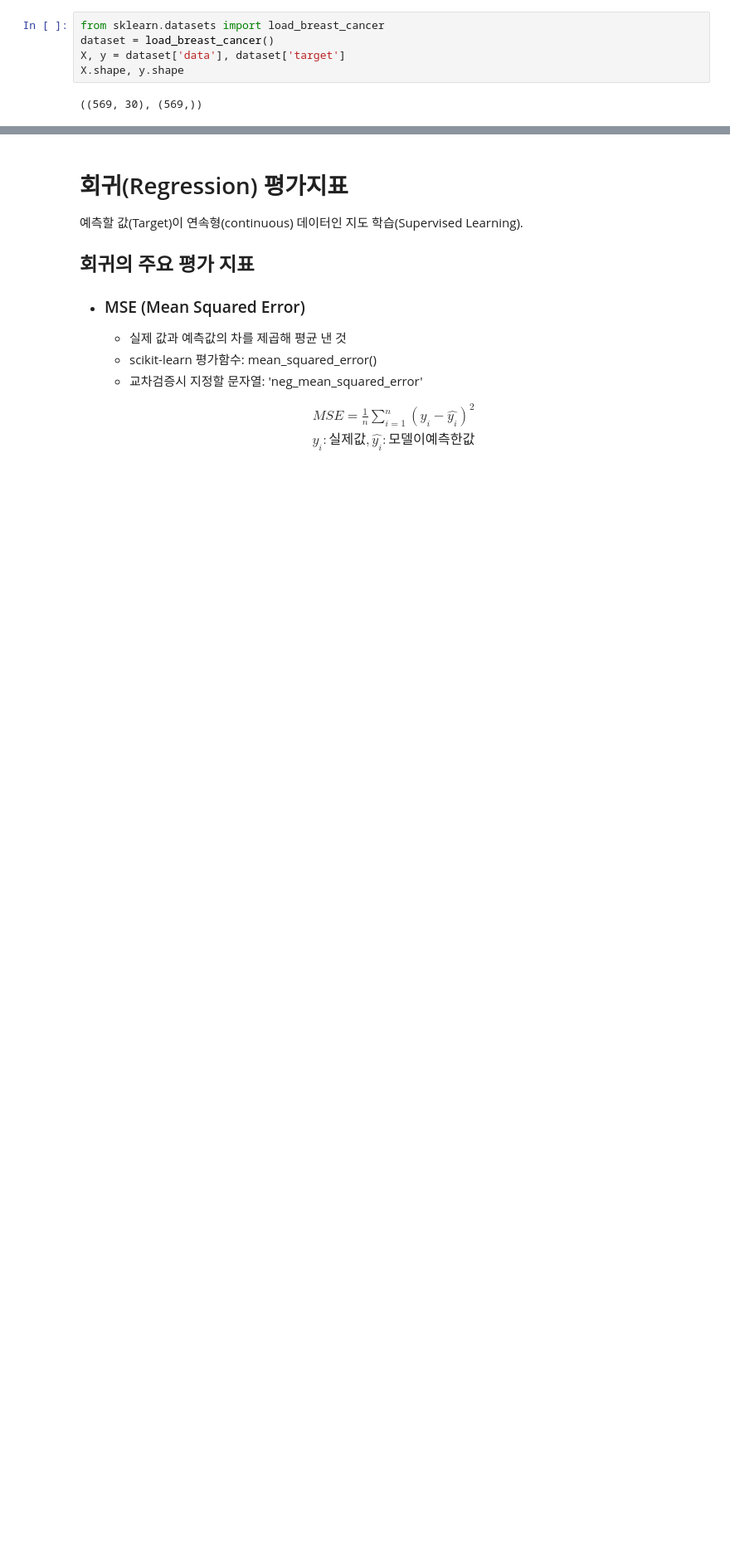
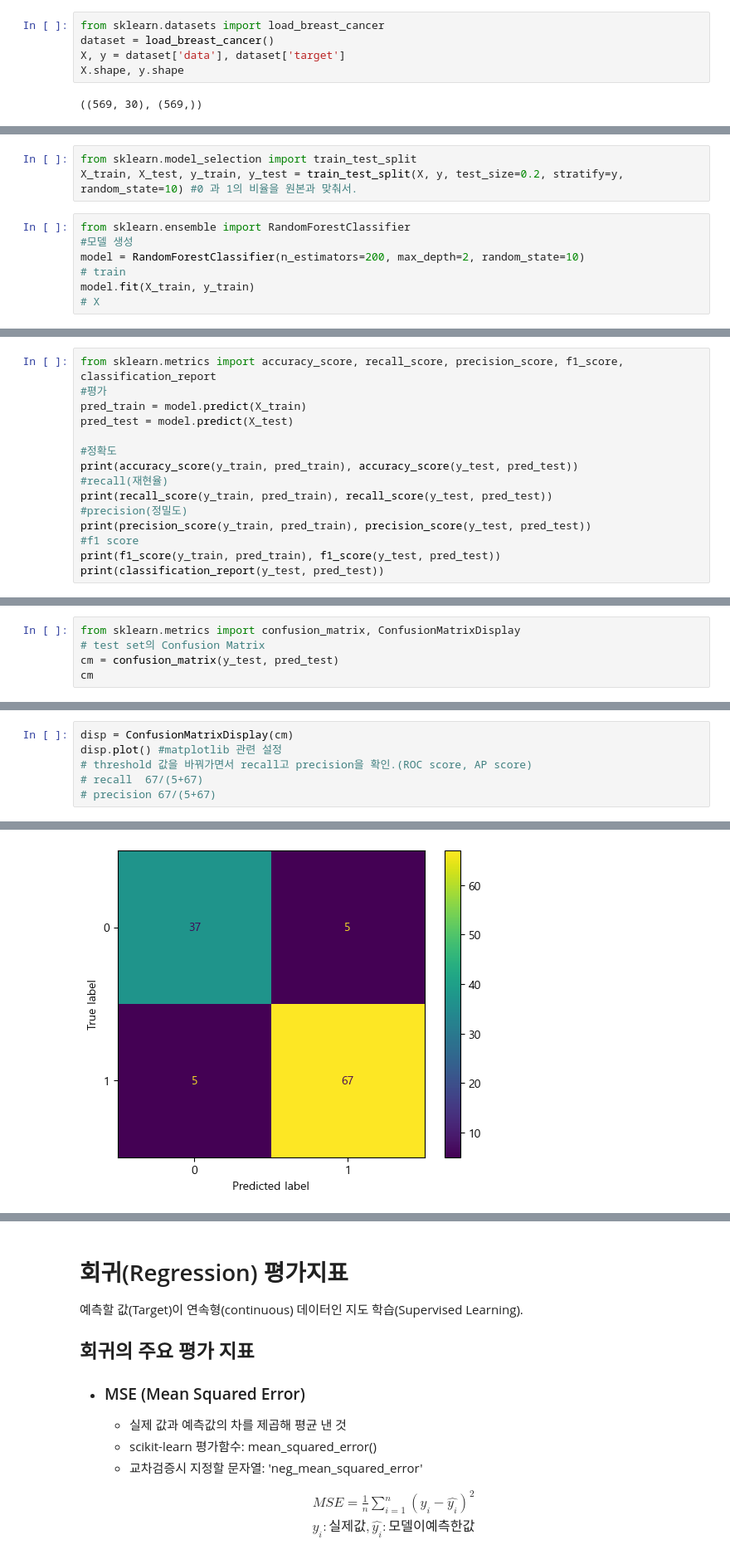
Before and after one commit to ksryong0/SKN21, a Jupyter notebook: 06_machine_learning/05_평가지표.ipynb, the cells around one changed output, grey strips where cells are left out. Shown: that part at 83% size. Cells and saved outputs as stored; diff of their text form; blank space fills up the shorter version.

```diff
--- a/06_machine_learning/05_평가지표.ipynb
+++ b/06_machine_learning/05_평가지표.ipynb
@@ -1180,0 +1205,10 @@ X.shape, y.shape
+# %%
+from sklearn.model_selection import train_test_split
+X_train, X_test, y_train, y_test = train_test_split(X, y, test_size=0.2, stratify=y, random_state=10) #0 과 1의 비율을 원본과 맞춰서.
+# %%
+from sklearn.ensemble import RandomForestClassifier
+#모델 생성
+model = RandomForestClassifier(n_estimators=200, max_depth=2, random_state=10)
+# train
+model.fit(X_train, y_train)
+# X
@@ -1180,0 +1217,15 @@ X.shape, y.shape
+# %%
+from sklearn.metrics import accuracy_score, recall_score, precision_score, f1_score, classification_report
+#평가
+pred_train = model.predict(X_train)
+pred_test = model.predict(X_test)
+
+#정확도
+print(accuracy_score(y_train, pred_train), accuracy_score(y_test, pred_test))
+#recall(재현율)
+print(recall_score(y_train, pred_train), recall_score(y_test, pred_test))
+#precision(정밀도)
+print(precision_score(y_train, pred_train), precision_score(y_test, pred_test))
+#f1 score
+print(f1_score(y_train, pred_train), f1_score(y_test, pred_test))
+print(classification_report(y_test, pred_test))
@@ -1180,0 +1245,5 @@ X.shape, y.shape
+# %%
+from sklearn.metrics import confusion_matrix, ConfusionMatrixDisplay
+# test set의 Confusion Matrix
+cm = confusion_matrix(y_test, pred_test)
+cm
@@ -1180,0 +1253,7 @@ X.shape, y.shape
+# %%
+disp = ConfusionMatrixDisplay(cm)
+disp.plot() #matplotlib 관련 설정
+# threshold 값을 바꿔가면서 recall고 precision을 확인.(ROC score, AP score)
+# recall  67/(5+67)
+# precision 67/(5+67)
+# %% [output]
@@ -1180,0 +1261 @@ X.shape, y.shape
+[figure, added]
```
Also changed, not shown: parts of 72 cells of this notebook, 4 other files.
